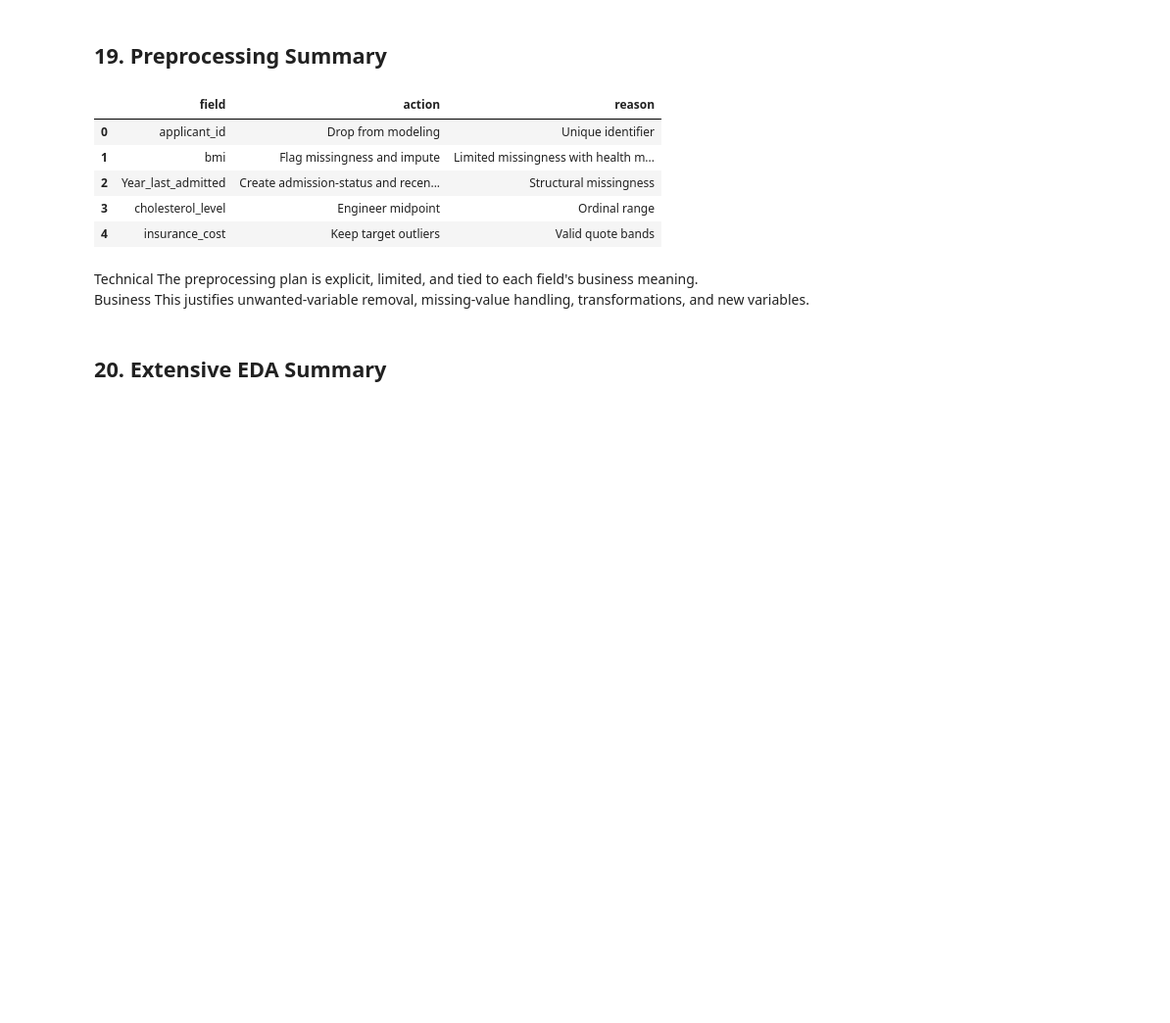
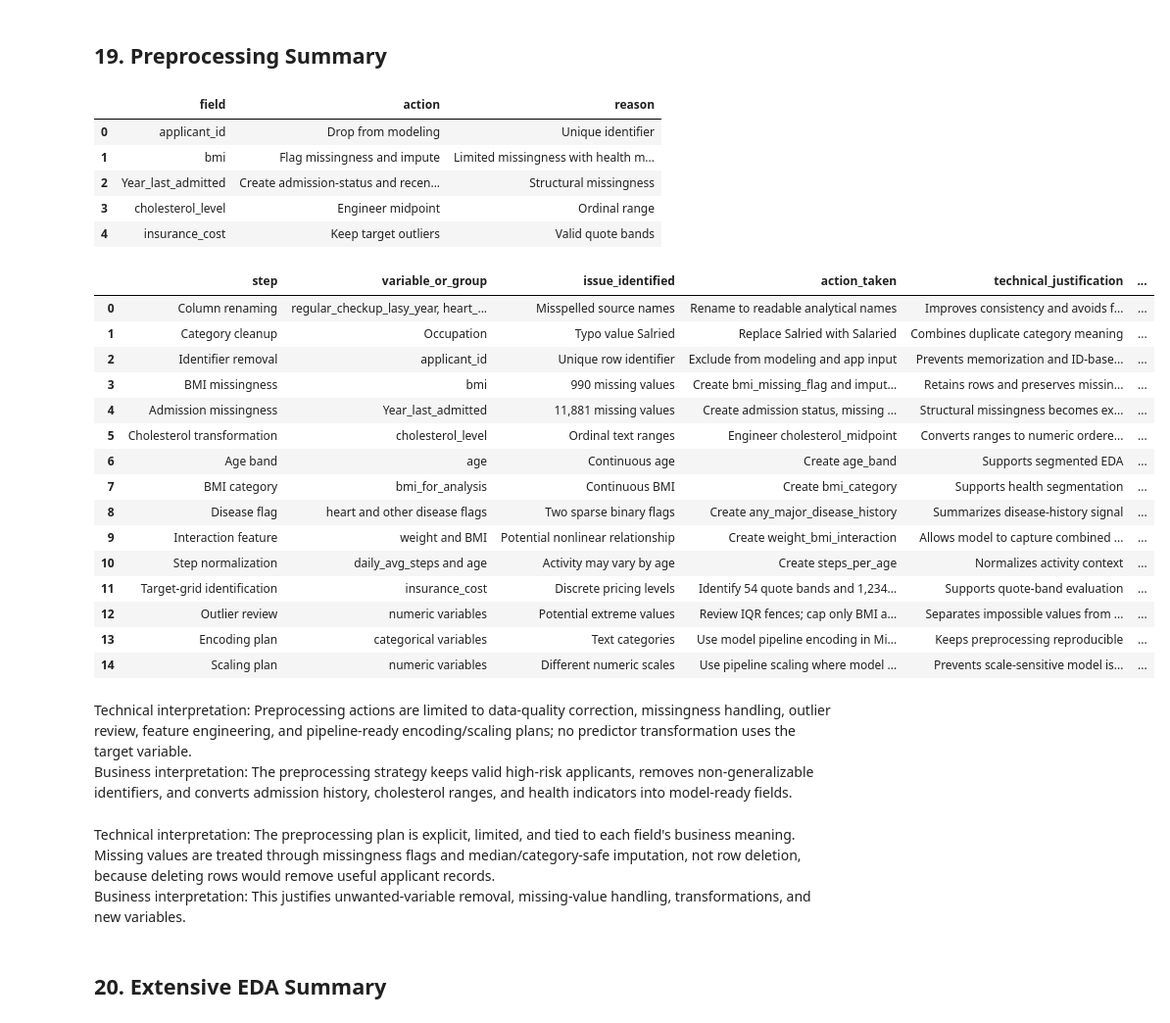
Before and after one commit to gunjan075/gl-capstone, a Jupyter notebook: notebooks/01_milestone1_eda.ipynb, the cells around one changed output. Shown at 98% size. Drawn from its saved outputs; the diff is of its cells as text; code cells hidden in the pictures; blank space fills up the shorter version.

Commit message:
update milestone 1 notebook and document

```diff
--- a/notebooks/01_milestone1_eda.ipynb
+++ b/notebooks/01_milestone1_eda.ipynb
@@ -1764,14 +2582,71 @@ preprocessing_summary
 | 2 | Year_last_admitted | Create admission-status and recen... | Structural missingness |
 | 3 | cholesterol_level | Engineer midpoint | Ordinal range |
 | 4 | insurance_cost | Keep target outliers | Valid quote bands |
+# %%
+# M1_MAX_PREPROCESSING_LOG
+preprocessing_log_rows = [
+    ["Column renaming", "regular_checkup_lasy_year, heart_decs_history, other_major_decs_history", "Misspelled source names", "Rename to readable analytical names", "Improves consistency and avoids feature-name confusion", "Clear names make the report easier to audit", "Misspelled names", "Clean names", "No target used", "Cleaner feature schema"],
+    ["Category cleanup", "Occupation", "Typo value Salried", "Replace Salried with Salaried", "Combines duplicate category meaning", "Avoids separate occupation category caused only by typo", "Typo category present", "Corrected category", "No target used", "Cleaner categorical encoding"],
+    ["Identifier removal", "applicant_id", "Unique row identifier", "Exclude from modeling and app input", "Prevents memorization and ID-based behavior", "Pricing should not depend on applicant identity", "25,000 unique IDs", "Dropped from feature set", "No target used", "Improves generalization"],
+    ["BMI missingness", "bmi", "990 missing values", "Create bmi_missing_flag and impute BMI", "Retains rows and preserves missingness signal", "Incomplete applications remain usable", "990 missing", "0 missing in bmi_for_analysis", "Train-fitted imputation in modeling", "Stable numeric input"],
+    ["Admission missingness", "Year_last_admitted", "11,881 missing values", "Create admission status, missing flag, and recency", "Structural missingness becomes explicit features", "No known admission is meaningful customer history", "11,881 missing", "0 missing in engineered recency/status", "No target used", "Better business semantics"],
+    ["Cholesterol transformation", "cholesterol_level", "Ordinal text ranges", "Engineer cholesterol_midpoint", "Converts ranges to numeric ordered signal", "Preserves readable category and model-ready numeric signal", "Text ranges", "Numeric midpoint", "No target used", "Improves model readiness"],
+    ["Age band", "age", "Continuous age", "Create age_band", "Supports segmented EDA", "Allows readable applicant age segmentation", "Raw age", "Age categories", "No target used", "Improves EDA explainability"],
+    ["BMI category", "bmi_for_analysis", "Continuous BMI", "Create bmi_category", "Supports health segmentation", "Makes BMI profile easier for business review", "Raw/imputed BMI", "BMI categories", "No target used", "Improves EDA explainability"],
+    ["Disease flag", "heart and other disease flags", "Two sparse binary flags", "Create any_major_disease_history", "Summarizes disease-history signal", "Simplifies monitoring of medical-history context", "Separate flags", "Combined flag plus originals", "No target used", "Adds interaction-ready feature"],
+    ["Interaction feature", "weight and BMI", "Potential nonlinear relationship", "Create weight_bmi_interaction", "Allows model to capture combined body-size effect", "Supports richer applicant risk context", "Separate numeric fields", "Interaction feature", "No target used", "Captures nonlinear patterns"],
+    ["Step normalization", "daily_avg_steps and age", "Activity may vary by age", "Create steps_per_age", "Normalizes activity context", "Adds interpretable lifestyle context", "Raw steps", "Steps per age", "No target used", "Adds engineered lifestyle feature"],
+    ["Target-grid identification", "insurance_cost", "Discrete pricing levels", "Identify 54 quote bands and 1,234 step", "Supports quote-band evaluation", "Aligns model output with business quote bands", "Raw target", "Grid metadata", "Target analysis only, not predictor", "Improves evaluation design"],
+    ["Outlier review", "numeric variables", "Potential extreme values", "Review IQR fences; cap only BMI analysis extremes", "Separates impossible values from valid high-risk cases", "Keeps legitimate high-premium applicants", "Raw numeric spread", "Treatment log created", "No target-based feature creation", "Reduces distortion without deleting valid records"],
+    ["Encoding plan", "categorical variables", "Text categories", "Use model pipeline encoding in Milestone 2", "Keeps preprocessing reproducible", "Supports future scoring schema", "Raw text", "Pipeline-ready categories", "Train-fitted encoders", "Prepares model input"],
+    ["Scaling plan", "numeric variables", "Different numeric scales", "Use pipeline scaling where model requires it", "Prevents scale-sensitive model issues", "Supports fair model comparison", "Raw numeric scales", "Pipeline-managed numeric inputs", "Fit only on training data", "Prepares model comparison"],
+]
+preprocessing_decision_log_detailed = pd.DataFrame(
+    preprocessing_log_rows,
+    columns=[
+        "step", "variable_or_group", "issue_identified", "action_taken",
+        "technical_justification", "business_justification", "before_status",
+        "after_status", "leakage_control", "impact_on_modeling",
+    ],
+)
+preprocessing_decision_log_detailed.to_csv(TABLE_DIR / "preprocessing_decision_log_detailed.csv", index=False)
+display(preprocessing_decision_log_detailed)
+# %% [output]
+|  | step | variable_or_group | issue_identified | action_taken | technical_justification | ... |
+| 0 | Column renaming | regular_checkup_lasy_year, heart_... | Misspelled source names | Rename to readable analytical names | Improves consistency and avoids f... | ... |
+| 1 | Category cleanup | Occupation | Typo value Salried | Replace Salried with Salaried | Combines duplicate category meaning | ... |
+| 2 | Identifier removal | applicant_id | Unique row identifier | Exclude from modeling and app input | Prevents memorization and ID-base... | ... |
+| 3 | BMI missingness | bmi | 990 missing values | Create bmi_missing_flag and imput... | Retains rows and preserves missin... | ... |
+| 4 | Admission missingness | Year_last_admitted | 11,881 missing values | Create admission status, missing ... | Structural missingness becomes ex... | ... |
+| 5 | Cholesterol transformation | cholesterol_level | Ordinal text ranges | Engineer cholesterol_midpoint | Converts ranges to numeric ordere... | ... |
+| 6 | Age band | age | Continuous age | Create age_band | Supports segmented EDA | ... |
+| 7 | BMI category | bmi_for_analysis | Continuous BMI | Create bmi_category | Supports health segmentation | ... |
+| 8 | Disease flag | heart and other disease flags | Two sparse binary flags | Create any_major_disease_history | Summarizes disease-history signal | ... |
+| 9 | Interaction feature | weight and BMI | Potential nonlinear relationship | Create weight_bmi_interaction | Allows model to capture combined ... | ... |
+| 10 | Step normalization | daily_avg_steps and age | Activity may vary by age | Create steps_per_age | Normalizes activity context | ... |
+| 11 | Target-grid identification | insurance_cost | Discrete pricing levels | Identify 54 quote bands and 1,234... | Supports quote-band evaluation | ... |
+| 12 | Outlier review | numeric variables | Potential extreme values | Review IQR fences; cap only BMI a... | Separates impossible values from ... | ... |
+| 13 | Encoding plan | categorical variables | Text categories | Use model pipeline encoding in Mi... | Keeps preprocessing reproducible | ... |
+| 14 | Scaling plan | numeric variables | Different numeric scales | Use pipeline scaling where model ... | Prevents scale-sensitive model is... | ... |
+# %% [markdown]
+<div class="insight-card">
+        <div class="insight-row">
+            <span class="insight-label tech">Technical interpretation:</span>
+            <span>Preprocessing actions are limited to data-quality correction, missingness handling, outlier review, feature engineering, and pipeline-ready encoding/scaling plans; no predictor transformation uses the target variable.</span>
+        </div>
+        <div class="insight-row">
+            <span class="insight-label biz">Business interpretation:</span>
+            <span>The preprocessing strategy keeps valid high-risk applicants, removes non-generalizable identifiers, and converts admission history, cholesterol ranges, and health indicators into model-ready fields.</span>
+        </div>
+    </div>
 # %% [markdown]
 <div class="insight-card">
     <div class="insight-row">
-        <span class="insight-label tech">Technical</span>
-        <span>The preprocessing plan is explicit, limited, and tied to each field&#x27;s business meaning.</span>
+        <span class="insight-label tech">Technical interpretation:</span>
+        <span>The preprocessing plan is explicit, limited, and tied to each field&#x27;s business meaning. Missing values are treated through missingness flags and median/category-safe imputation, not row deletion, because deleting rows would remove useful applicant records.</span>
     </div>
     <div class="insight-row">
-        <span class="insight-label biz">Business</span>
+        <span class="insight-label biz">Business interpretation:</span>
         <span>This justifies unwanted-variable removal, missing-value handling, transformations, and new variables.</span>
     </div>
 
```
Also changed, not shown: parts of 87 cells of this notebook, 3 other files.
